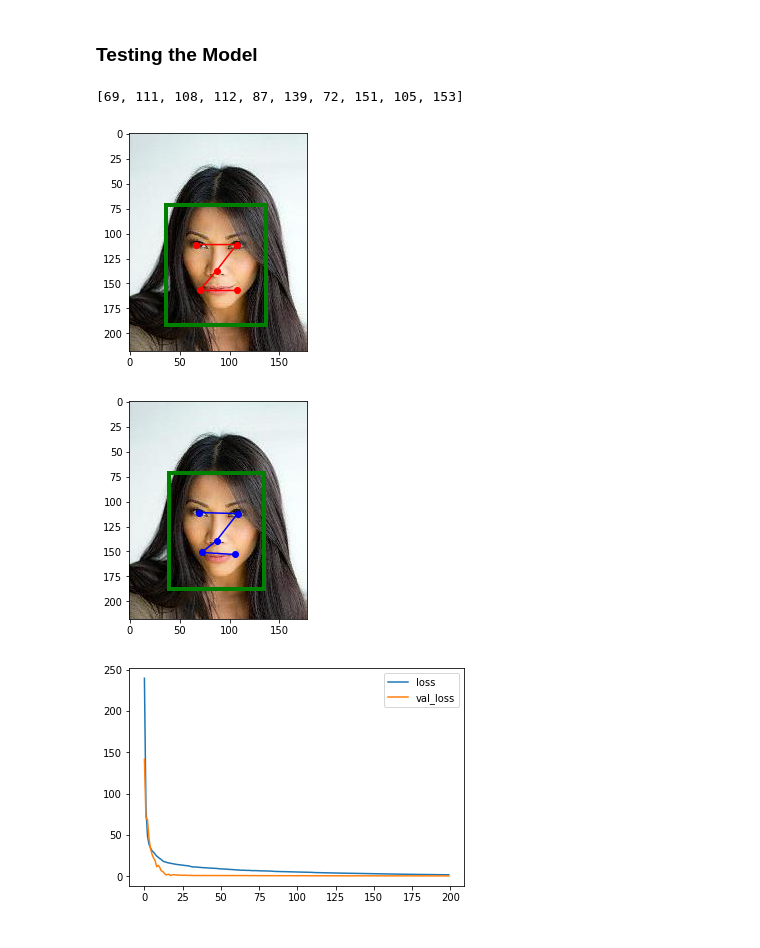
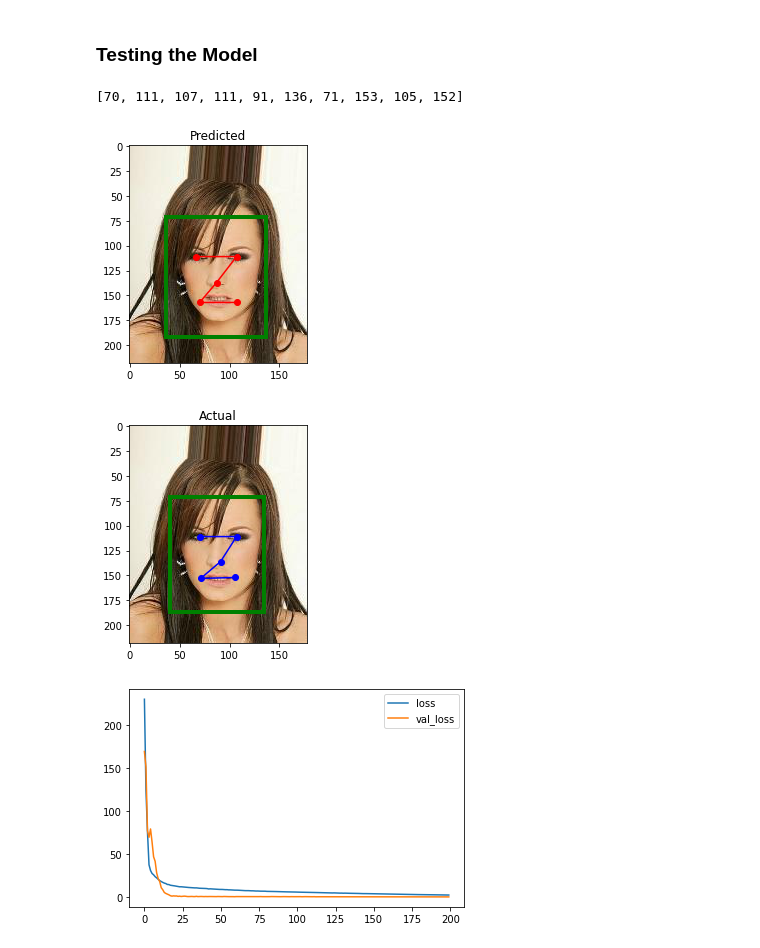
Before and after one commit to scho-git/springboard, a Jupyter notebook: face_detection_project/face-classification.ipynb, the cells around one changed output. Cells and saved outputs as stored; diff of their text form; code cells hidden in the pictures.

```diff
--- a/face_detection_project/face-classification.ipynb
+++ b/face_detection_project/face-classification.ipynb
@@ -334,18 +339,3 @@ plt.yticks(np.append(2500, np.arange(0,35000,5000)), labels=np.append(2500, np.a
 plt.show()
 # %% [output]
 [figure]
-# %%
-#Visualize attribute count
-count = pd.DataFrame(attr_og.iloc[:,1:].sum(axis=0))
-count.columns = ['attr']
-
-#Plot the attributes count
-ax = count.plot.barh(width=0.7)
-ax.set_title('Attribute Count in 35k Dataset')
-
-#Show percentages
-#for p in ax.patches:
-#        ax.text(p.get_height()+100, p.get_y() + 10,
-#               str(round(p.get_height()/35000*100,1))+'%', fontsize=15)
-
-plt.show()
@@ -489,13 +477,13 @@ keypts.head()
 ### Split data into training and test datasets
 # %%
 # training data
-train_labels = keypts[:img_data_size - 1000]
-train_images = images[:img_data_size - 1000]
+train_labels = keypts[:img_data_size - 5000]
+train_images = images[:img_data_size - 5000]
 
 
 # test data (1000 sample)
-test_labels = keypts[img_data_size - 1000 + 1:]
-test_images = images[img_data_size - 1000 + 1:]
+test_labels = keypts[img_data_size - 5000 + 1:]
+test_images = images[img_data_size - 5000 + 1:]
 # %% [markdown]
 ### Train and Validation Sets
 # %%
@@ -605,14 +593,15 @@ Epoch 200/200
 ### Testing the Model
 # %%
 # function to plot the image with green box around the faces
-def plot_test_img(index, pred_or_actual = 'pred', pointsColor='ro-', boxcolor='g'):
-    img = tf.keras.preprocessing.image.load_img("{}/0{}.jpg".format(images_data_path, index),target_size=(y_og,x_og,3))
+def plot_test_img(index, model, pred_or_actual = 'pred', pointsColor='ro-', boxcolor='g'):
+    img = tf.keras.preprocessing.image.load_img("{}/00{}.jpg".format(images_data_path, index),target_size=(y_og,x_og,3))
     img = tf.keras.preprocessing.image.img_to_array(img)
     test_image = img/255
+    model = model
 
     #Obtain predictions for key points of face
     if pred_or_actual == 'pred':
-        img = tf.keras.preprocessing.image.load_img("{}/0{}.jpg".format(images_data_path, index),target_size=(y_,x_,3))
+        img = tf.keras.preprocessing.image.load_img("{}/00{}.jpg".format(images_data_path, index),target_size=(y_,x_,3))
         img = tf.keras.preprocessing.image.img_to_array(img)
         img = img/255
 
@@ -634,9 +623,12 @@ def plot_test_img(index, pred_or_actual = 'pred', pointsColor='ro-', boxcolor='g
         points_list[7] = int(points_list[7] * y_ratio)
         points_list[9] = int(points_list[9] * y_ratio)
 
+        title = 'Predicted'
+
     elif pred_or_actual == 'actual':
         points_list = img_keypts_list(index)
         pointsColor = 'bo-'
+        title = 'Actual'
 
     # face points
     le_x, le_y, re_x, re_y = points_list[0], points_list[1], points_list[2], points_list[3]
@@ -649,6 +641,7 @@ def plot_test_img(index, pred_or_actual = 'pred', pointsColor='ro-', boxcolor='g
     ax.imshow(test_image)
     # plot the points on the face
     ax.plot([le_x,re_x,n_x,lm_x,rm_x], [le_y,re_y,n_y,lm_y,rm_y], pointsColor)
+    ax.set_title(title)
 
     # plot the box around the face
     width = abs(le_x-rm_x-60)
@@ -659,11 +658,11 @@ def plot_test_img(index, pred_or_actual = 'pred', pointsColor='ro-', boxcolor='g
 # %%
-index = 34100
-plot_test_img(index, pred_or_actual = 'pred')
-plot_test_img(index, pred_or_actual='actual')
+index = 4100
+plot_test_img(index, model, pred_or_actual = 'pred')
+plot_test_img(index, model, pred_or_actual='actual')
 # %% [output]
-[69, 111, 108, 112, 87, 139, 72, 151, 105, 153]
+[70, 111, 107, 111, 91, 136, 71, 153, 105, 152]
-[figure, old version]
+[figure, new version]
-[figure, old version]
+[figure, new version]
 # %%
 # losses of both training and validation sets
 loss = training_process.history['loss']
@@ -674,5 +673,5 @@ plt.plot(loss)
 plt.plot(val_loss)
 plt.legend(['loss', 'val_loss']);
 # %% [output]
-[figure, old version]
+[figure, new version]
 # %%
```
Also changed, not shown: parts of 20 cells of this notebook, 3 other files.
